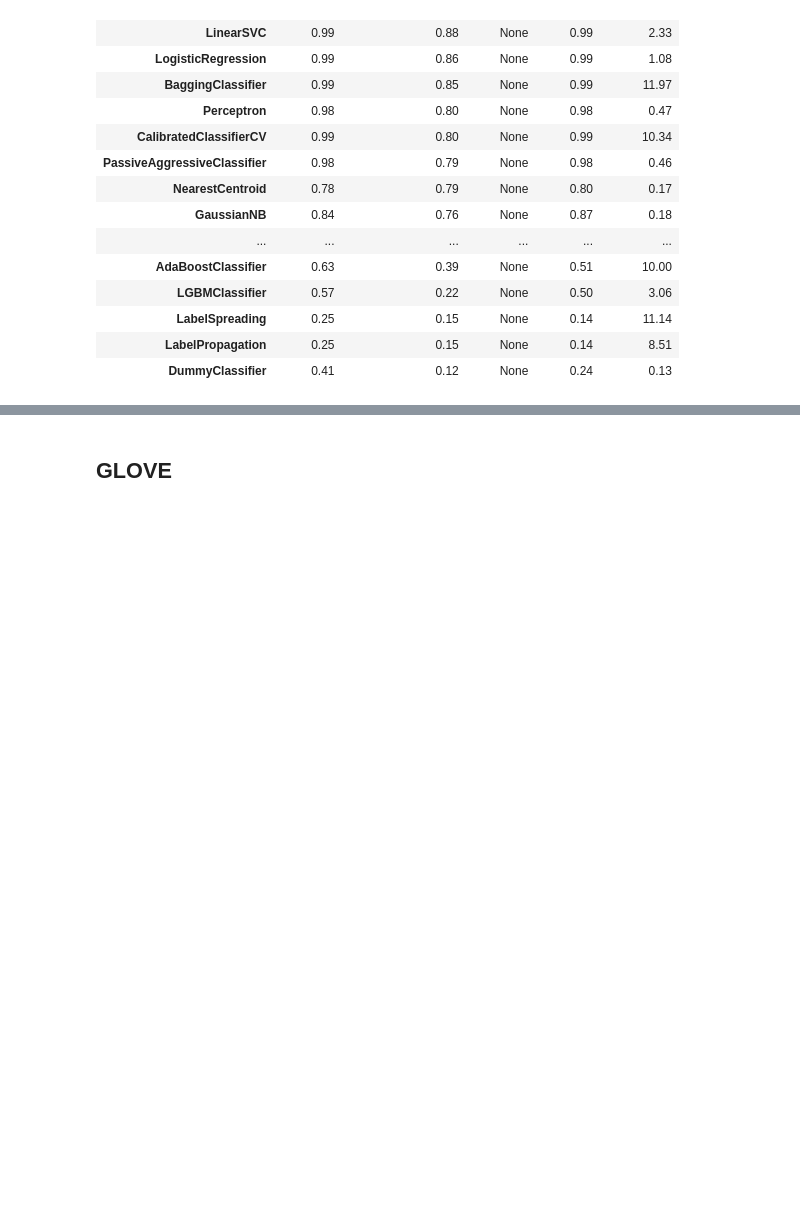
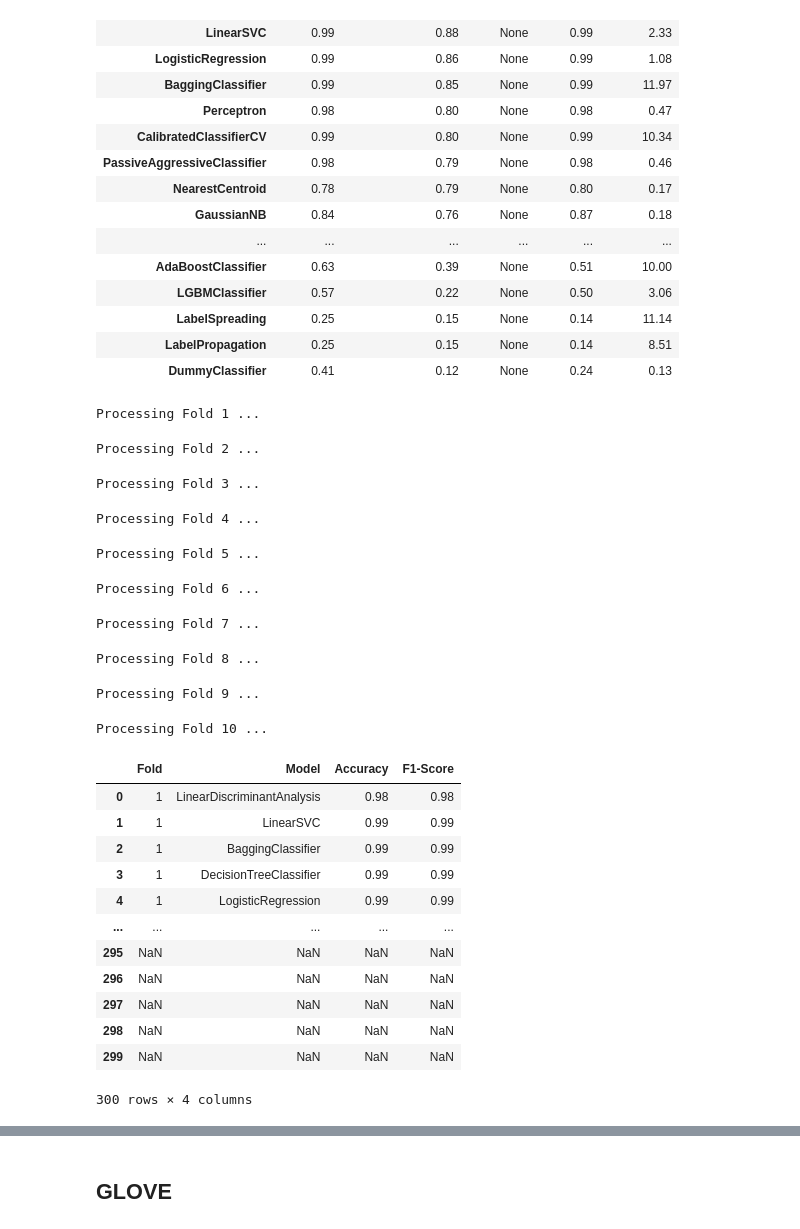
Before and after one commit to robertodr01/Ethical-NLP, a Jupyter notebook: lazy-classifier.ipynb, the cells around one changed output, grey strips where cells are left out. Drawn from its saved outputs; the diff is of its cells as text; code cells hidden in the pictures; blank space fills up the shorter version.

Commit message:
10 fold cross validation with lazypredict

```diff
--- a/lazy-classifier.ipynb
+++ b/lazy-classifier.ipynb
@@ -107,3 +109,47 @@ models
 | LabelSpreading | 0.25 | 0.15 | None | 0.14 | 11.14 |
 | LabelPropagation | 0.25 | 0.15 | None | 0.14 | 8.51 |
 | DummyClassifier | 0.41 | 0.12 | None | 0.24 | 0.13 |
+# %%
+result = pd.DataFrame(columns=["Fold","Model","Accuracy","F1-Score"], index=np.arange(300))
+fold = KFold(n_splits=10, random_state=42, shuffle=True)
+
+counter = 0
+foldcounter = 1
+for train_index, test_index in fold.split(X, y):
+        print("Processing Fold "+ str(foldcounter) + " ...")
+        X_train, X_test, y_train, y_test = \
+            X[ X.index.isin(train_index)], X[ X.index.isin(test_index)], y[train_index], y[test_index]
+        clf = LazyClassifier(verbose=0,ignore_warnings=True, custom_metric=None)
+        models,predictions = clf.fit(X_train, X_test, y_train, y_test)
+        for model in models[:].iterrows():
+            result.loc[counter]["Fold"] = foldcounter
+            result.loc[counter]["Model"] = model[0]
+            result.loc[counter]["Accuracy"] = round(model[1][0],3)
+            result.loc[counter]["F1-Score"] = round(model[1][3],3)
+            counter += 1
+        foldcounter += 1
+result
+# %% [output]
+Processing Fold 1 ...
+Processing Fold 2 ...
+Processing Fold 3 ...
+Processing Fold 4 ...
+Processing Fold 5 ...
+Processing Fold 6 ...
+Processing Fold 7 ...
+Processing Fold 8 ...
+Processing Fold 9 ...
+Processing Fold 10 ...
+|  | Fold | Model | Accuracy | F1-Score |
+| 0 | 1 | LinearDiscriminantAnalysis | 0.98 | 0.98 |
+| 1 | 1 | LinearSVC | 0.99 | 0.99 |
+| 2 | 1 | BaggingClassifier | 0.99 | 0.99 |
+| 3 | 1 | DecisionTreeClassifier | 0.99 | 0.99 |
+| 4 | 1 | LogisticRegression | 0.99 | 0.99 |
+| ... | ... | ... | ... | ... |
+| 295 | NaN | NaN | NaN | NaN |
+| 296 | NaN | NaN | NaN | NaN |
+| 297 | NaN | NaN | NaN | NaN |
+| 298 | NaN | NaN | NaN | NaN |
+| 299 | NaN | NaN | NaN | NaN |
+300 rows × 4 columns
```
Also changed, not shown: parts of 15 cells of this notebook, 6 other files.
